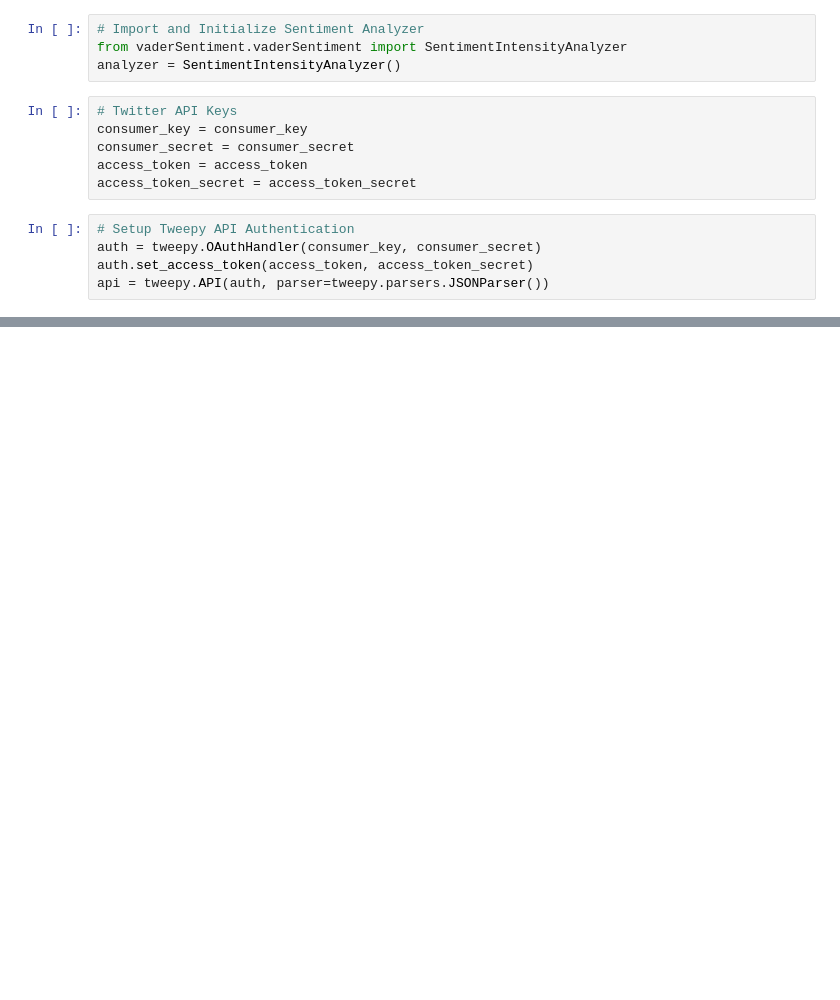
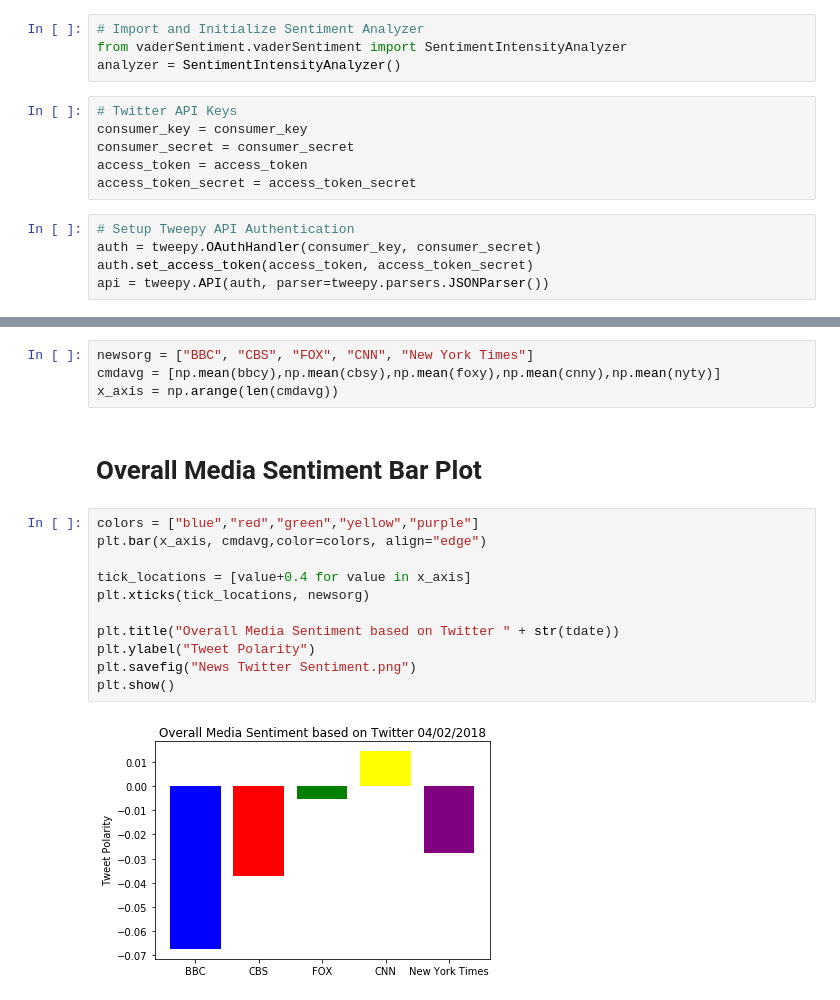
Before and after one commit to misstamu/UNCCDataHW2018, a Jupyter notebook: Social Analytics/NewsMood.ipynb, the cells around one changed output, grey strips where cells are left out. Cells and saved outputs as stored; diff of their text form; blank space fills up the shorter version.

```diff
--- a/Social Analytics/NewsMood.ipynb
+++ b/Social Analytics/NewsMood.ipynb
@@ -72,0 +142,19 @@ positive_list
+# %%
+newsorg = ["BBC", "CBS", "FOX", "CNN", "New York Times"]
+cmdavg = [np.mean(bbcy),np.mean(cbsy),np.mean(foxy),np.mean(cnny),np.mean(nyty)]
+x_axis = np.arange(len(cmdavg))
+# %% [markdown]
+# Overall Media Sentiment Bar Plot
+# %%
+colors = ["blue","red","green","yellow","purple"]
+plt.bar(x_axis, cmdavg,color=colors, align="edge")
+
+tick_locations = [value+0.4 for value in x_axis]
+plt.xticks(tick_locations, newsorg)
+
+plt.title("Overall Media Sentiment based on Twitter " + str(tdate))
+plt.ylabel("Tweet Polarity")
+plt.savefig("News Twitter Sentiment.png")
+plt.show()
+# %% [output]
+[figure, added]
```
Also changed, not shown: parts of 11 cells of this notebook, 7 other files.
